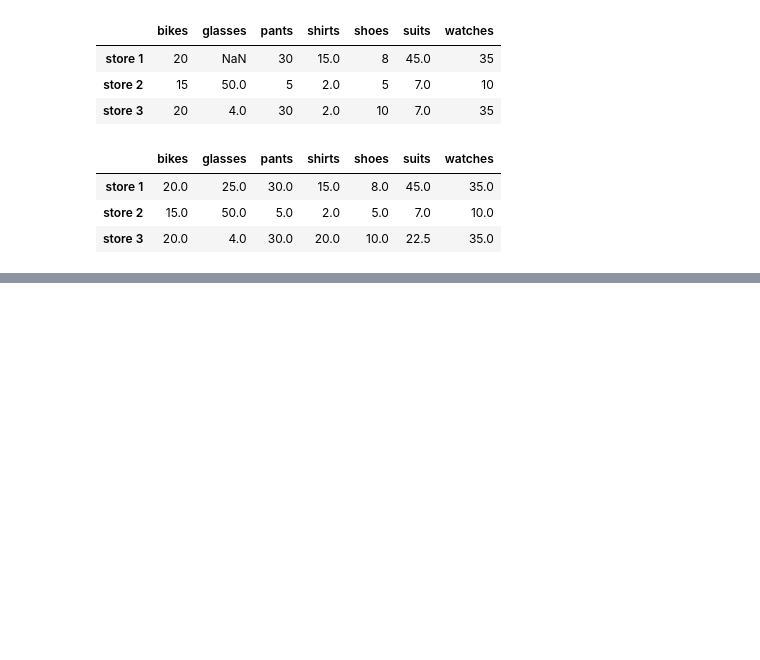
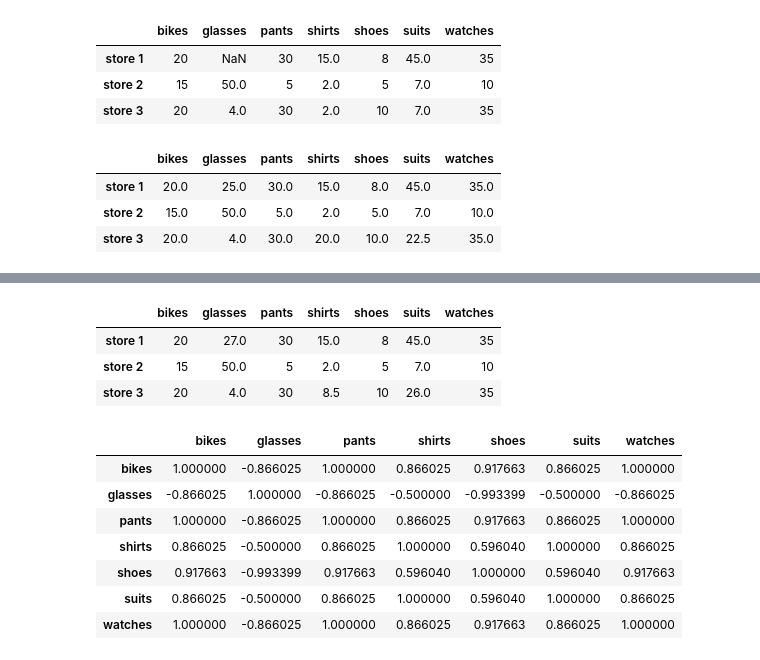
Before and after one commit to Razikk/Udacity, a Jupyter notebook: Pandas_notes.ipynb, the cells around one changed output, grey strips where cells are left out. Saved outputs shown, nothing was run; the diff lists cells and outputs as text; code cells hidden in the pictures; blank space fills up the shorter version.

```diff
--- a/Pandas_notes.ipynb
+++ b/Pandas_notes.ipynb
@@ -683,0 +774,18 @@ store_items.interpolate(method='linear', axis=1)
+# %%
+store_items_norm
+# %% [output]
+|  | bikes | glasses | pants | shirts | shoes | suits | watches |
+| store 1 | 20 | 27.0 | 30 | 15.0 | 8 | 45.0 | 35 |
+| store 2 | 15 | 50.0 | 5 | 2.0 | 5 | 7.0 | 10 |
+| store 3 | 20 | 4.0 | 30 | 8.5 | 10 | 26.0 | 35 |
+# %%
+store_items_norm.corr()
+# %% [output]
+|  | bikes | glasses | pants | shirts | shoes | suits | watches |
+| bikes | 1.000000 | -0.866025 | 1.000000 | 0.866025 | 0.917663 | 0.866025 | 1.000000 |
+| glasses | -0.866025 | 1.000000 | -0.866025 | -0.500000 | -0.993399 | -0.500000 | -0.866025 |
+| pants | 1.000000 | -0.866025 | 1.000000 | 0.866025 | 0.917663 | 0.866025 | 1.000000 |
+| shirts | 0.866025 | -0.500000 | 0.866025 | 1.000000 | 0.596040 | 1.000000 | 0.866025 |
+| shoes | 0.917663 | -0.993399 | 0.917663 | 0.596040 | 1.000000 | 0.596040 | 0.917663 |
+| suits | 0.866025 | -0.500000 | 0.866025 | 1.000000 | 0.596040 | 1.000000 | 0.866025 |
+| watches | 1.000000 | -0.866025 | 1.000000 | 0.866025 | 0.917663 | 0.866025 | 1.000000 |
```
Also changed, not shown: parts of 21 cells of this notebook.
